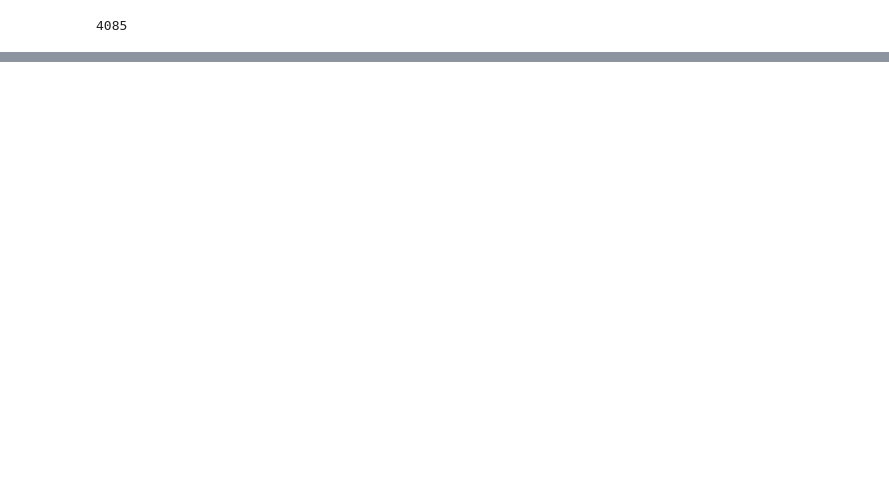
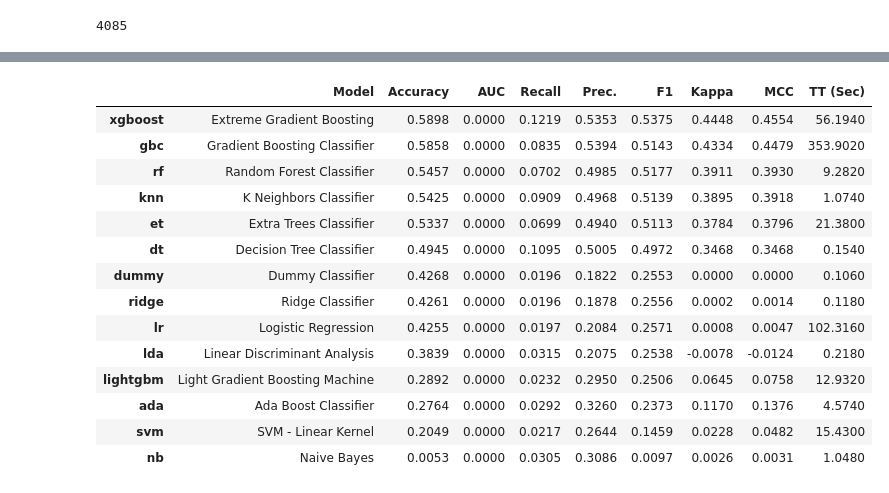
Before and after one commit to budisatrio85/PergerakanMasyarakatViaPL, a Jupyter notebook: FHH2022.ipynb, the cells around one changed output, grey strips where cells are left out. Drawn from its saved outputs; the diff is of its cells as text; code cells hidden in the pictures; blank space fills up the shorter version.

```diff
--- a/FHH2022.ipynb
+++ b/FHH2022.ipynb
@@ -829,0 +554,18 @@ df
+# %%
+best = compare_models()
+# %% [output]
+|  | Model | Accuracy | AUC | Recall | Prec. | F1 | Kappa | MCC | TT (Sec) |
+| xgboost | Extreme Gradient Boosting | 0.5898 | 0.0000 | 0.1219 | 0.5353 | 0.5375 | 0.4448 | 0.4554 | 56.1940 |
+| gbc | Gradient Boosting Classifier | 0.5858 | 0.0000 | 0.0835 | 0.5394 | 0.5143 | 0.4334 | 0.4479 | 353.9020 |
+| rf | Random Forest Classifier | 0.5457 | 0.0000 | 0.0702 | 0.4985 | 0.5177 | 0.3911 | 0.3930 | 9.2820 |
+| knn | K Neighbors Classifier | 0.5425 | 0.0000 | 0.0909 | 0.4968 | 0.5139 | 0.3895 | 0.3918 | 1.0740 |
+| et | Extra Trees Classifier | 0.5337 | 0.0000 | 0.0699 | 0.4940 | 0.5113 | 0.3784 | 0.3796 | 21.3800 |
+| dt | Decision Tree Classifier | 0.4945 | 0.0000 | 0.1095 | 0.5005 | 0.4972 | 0.3468 | 0.3468 | 0.1540 |
+| dummy | Dummy Classifier | 0.4268 | 0.0000 | 0.0196 | 0.1822 | 0.2553 | 0.0000 | 0.0000 | 0.1060 |
+| ridge | Ridge Classifier | 0.4261 | 0.0000 | 0.0196 | 0.1878 | 0.2556 | 0.0002 | 0.0014 | 0.1180 |
+| lr | Logistic Regression | 0.4255 | 0.0000 | 0.0197 | 0.2084 | 0.2571 | 0.0008 | 0.0047 | 102.3160 |
+| lda | Linear Discriminant Analysis | 0.3839 | 0.0000 | 0.0315 | 0.2075 | 0.2538 | -0.0078 | -0.0124 | 0.2180 |
+| lightgbm | Light Gradient Boosting Machine | 0.2892 | 0.0000 | 0.0232 | 0.2950 | 0.2506 | 0.0645 | 0.0758 | 12.9320 |
+| ada | Ada Boost Classifier | 0.2764 | 0.0000 | 0.0292 | 0.3260 | 0.2373 | 0.1170 | 0.1376 | 4.5740 |
+| svm | SVM - Linear Kernel | 0.2049 | 0.0000 | 0.0217 | 0.2644 | 0.1459 | 0.0228 | 0.0482 | 15.4300 |
+| nb | Naive Bayes | 0.0053 | 0.0000 | 0.0305 | 0.3086 | 0.0097 | 0.0026 | 0.0031 | 1.0480 |
```
Also changed, not shown: parts of 92 cells of this notebook.
